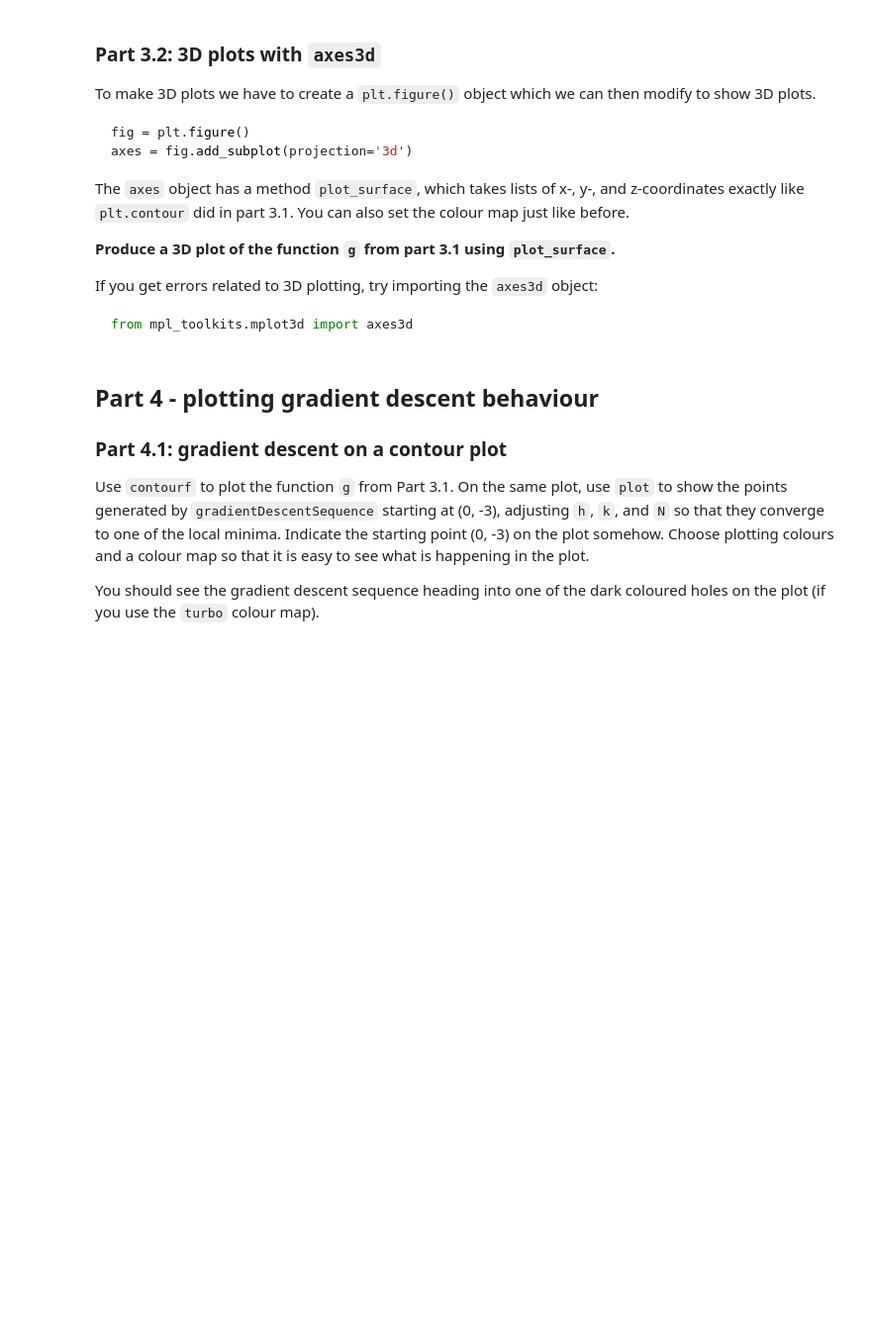
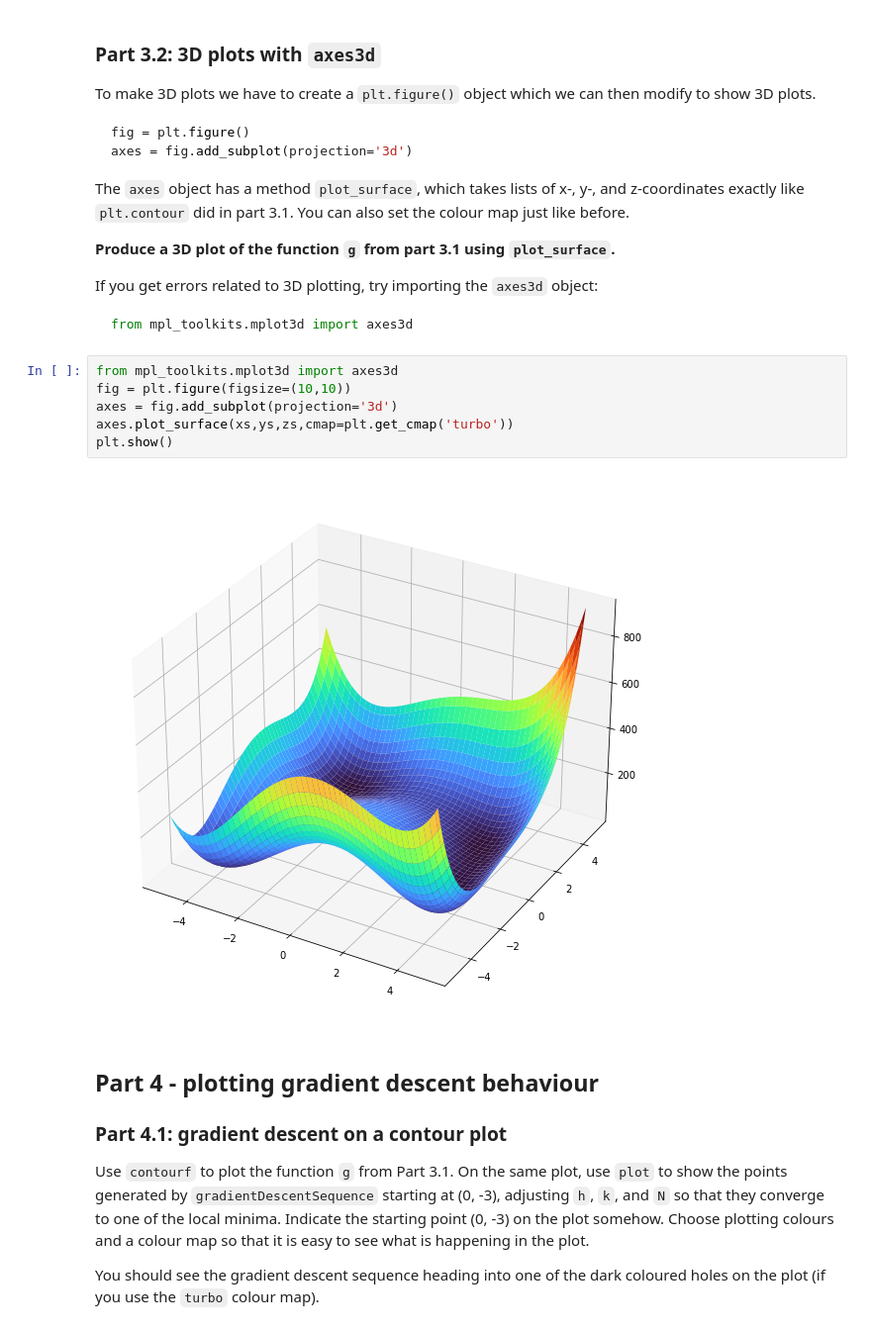
Before and after one commit to yuuee-www/Project---Gradient-Descent, a Jupyter notebook: Project 4 - Gradient Descent .ipynb, the cells around one changed output. Shown at 99% size. Drawn from its saved outputs; the diff is of its cells as text; blank space fills up the shorter version.

````diff
--- a/Project 4 - Gradient Descent .ipynb
+++ b/Project 4 - Gradient Descent .ipynb
@@ -208,6 +219,14 @@ If you get errors related to 3D plotting, try importing the `axes3d` object:
 ```python
 from mpl_toolkits.mplot3d import axes3d
 ```
+# %%
+from mpl_toolkits.mplot3d import axes3d
+fig = plt.figure(figsize=(10,10))
+axes = fig.add_subplot(projection='3d')
+axes.plot_surface(xs,ys,zs,cmap=plt.get_cmap('turbo'))
+plt.show()
+# %% [output]
+[figure, added]
 # %% [markdown]
 ## Part 4 - plotting gradient descent behaviour
 
````
Also changed, not shown: parts of 3 cells of this notebook.
